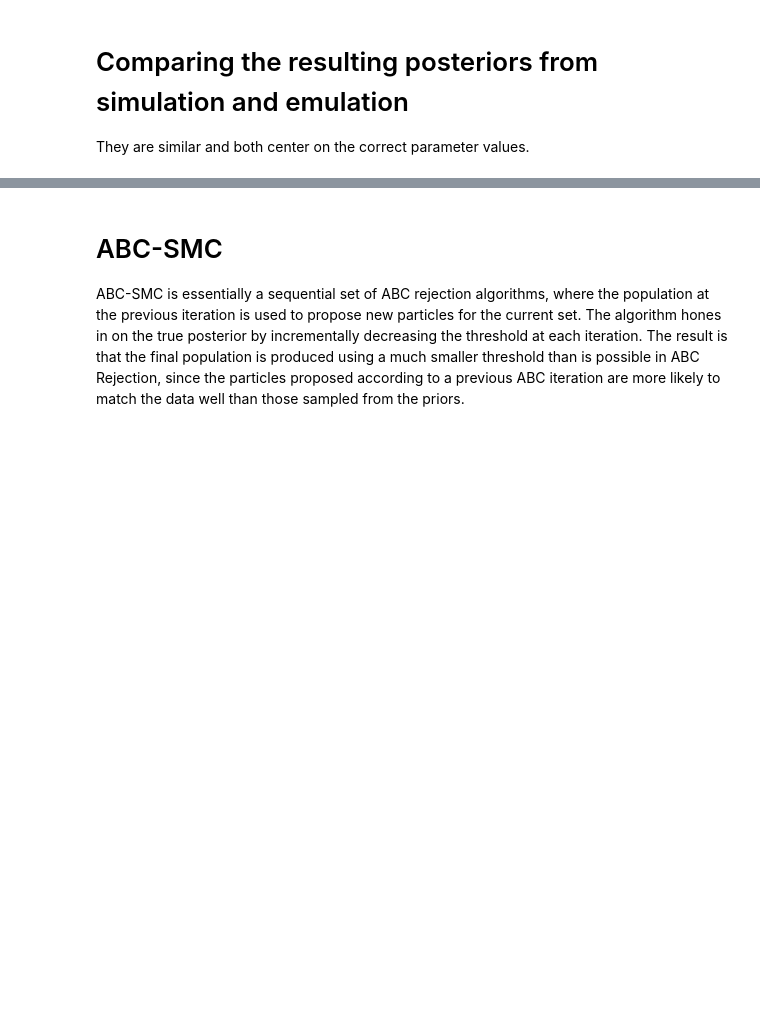
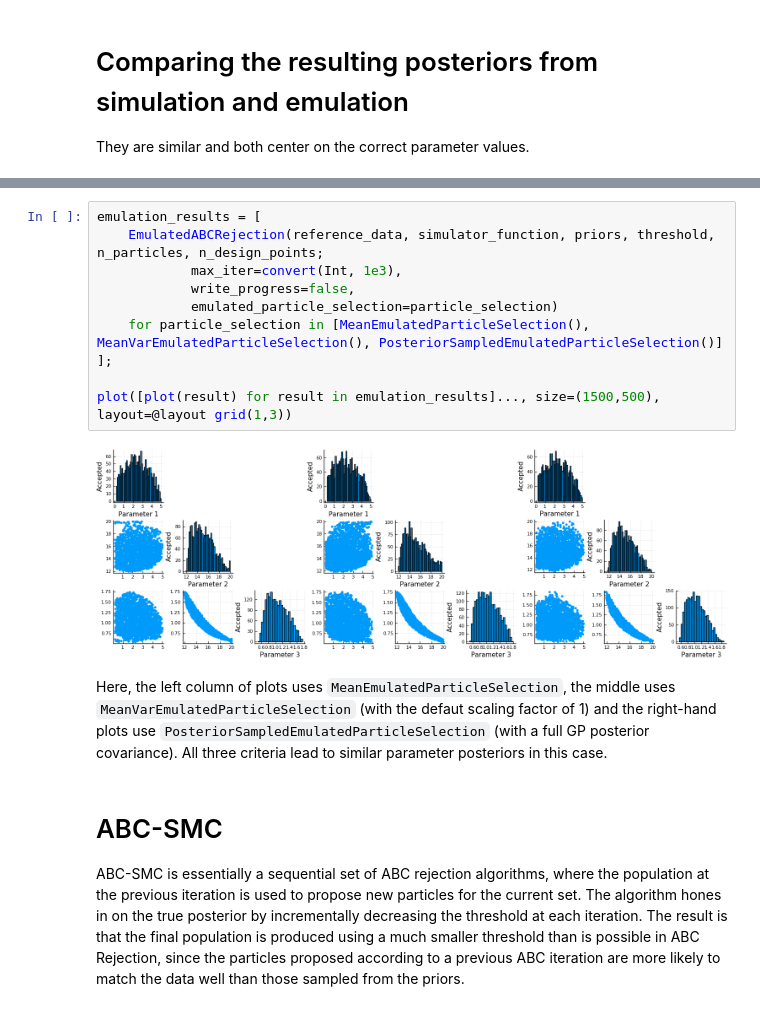
Before and after one commit to tanhevg/GpABC.jl, a Jupyter notebook: examples/abc-example.ipynb, the cells around one changed output, grey strips where cells are left out. Drawn from its saved outputs; the diff is of its cells as text; blank space fills up the shorter version.

Commit message:
Adding particle selection to tests and to ABC example

```diff
--- a/examples/abc-example.ipynb
+++ b/examples/abc-example.ipynb
@@ -187,3 +194,17 @@ Select the criterion using the `emulated_particle_selection` argument to `Emulat
+# %%
+emulation_results = [
+    EmulatedABCRejection(reference_data, simulator_function, priors, threshold, n_particles, n_design_points;
+            max_iter=convert(Int, 1e3),
+            write_progress=false,
+            emulated_particle_selection=particle_selection)
+    for particle_selection in [MeanEmulatedParticleSelection(), MeanVarEmulatedParticleSelection(), PosteriorSampledEmulatedParticleSelection()]
+];
+
+plot([plot(result) for result in emulation_results]..., size=(1500,500), layout=@layout grid(1,3))
+# %% [output]
+[figure, added]
+# %% [markdown]
+Here, the left column of plots uses `MeanEmulatedParticleSelection`, the middle uses `MeanVarEmulatedParticleSelection` (with the defaut scaling factor of 1) and the right-hand plots use `PosteriorSampledEmulatedParticleSelection` (with a full GP posterior covariance). All three criteria lead to similar parameter posteriors in this case.
 # %% [markdown]
 # ABC-SMC
 
```
Also changed, not shown: parts of 11 cells of this notebook, 2 other files.
